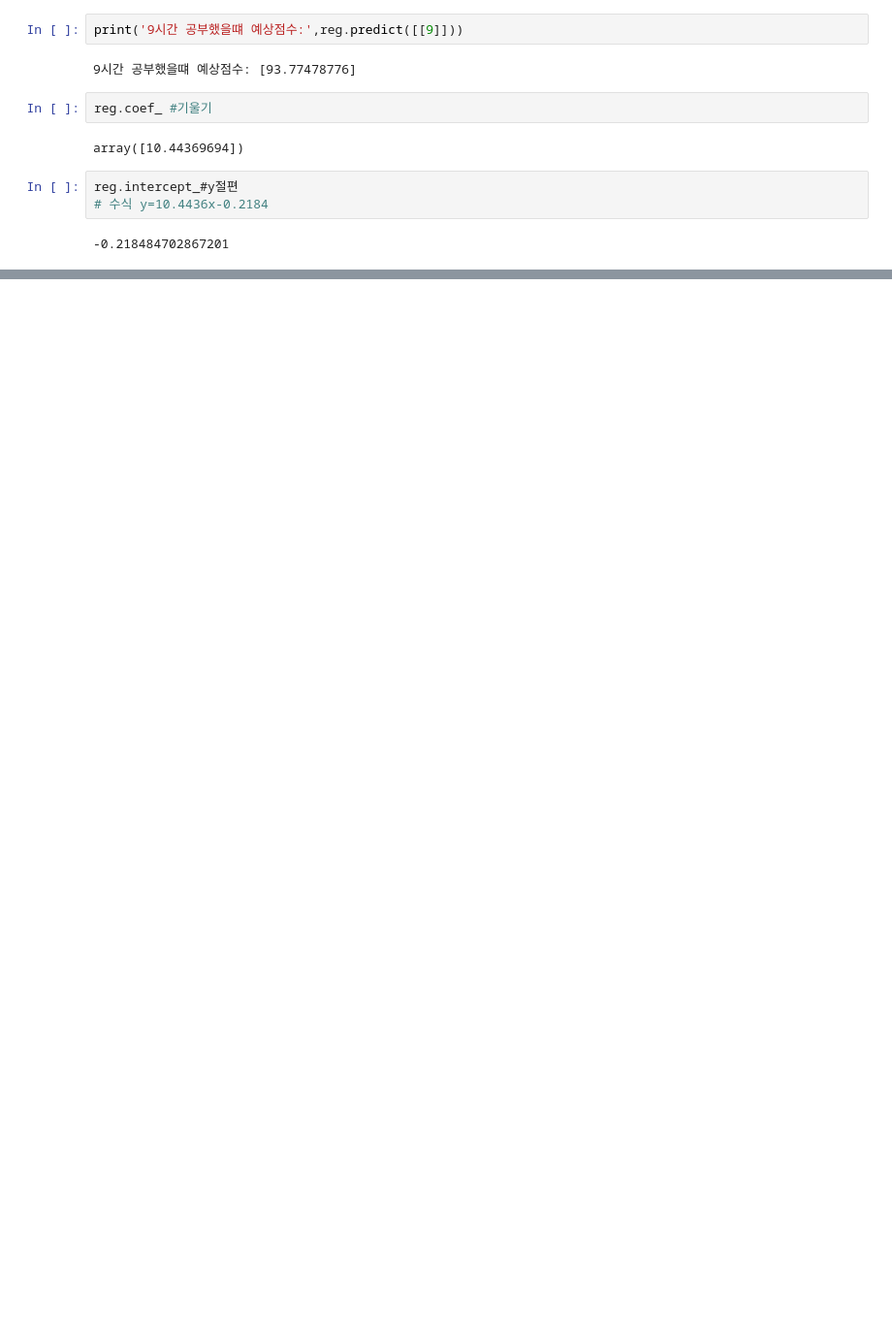
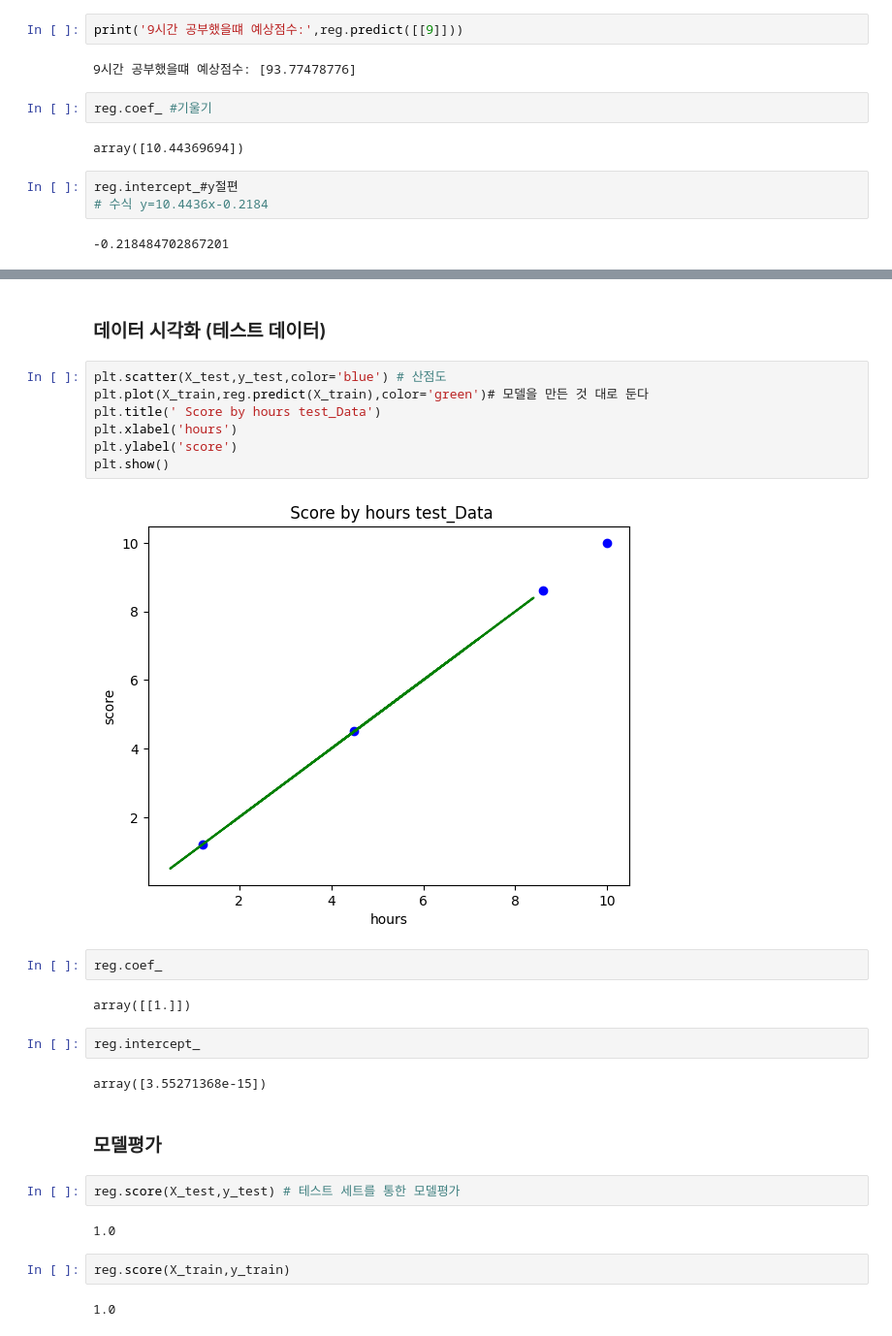
Before and after one commit to zsert1/deeplearning, a Jupyter notebook: 머신러닝/ScikitLearn/01.Linear Regression.ipynb, the cells around one changed output, grey strips where cells are left out. Shown at 97% size. Saved outputs shown, nothing was run; the diff lists cells and outputs as text; blank space fills up the shorter version.

```diff
--- a/머신러닝/ScikitLearn/01.Linear Regression.ipynb
+++ b/머신러닝/ScikitLearn/01.Linear Regression.ipynb
@@ -81,0 +164,29 @@ reg.intercept_#y절편
+# %% [markdown]
+### 데이터 시각화 (테스트 데이터)
+# %%
+plt.scatter(X_test,y_test,color='blue') # 산점도
+plt.plot(X_train,reg.predict(X_train),color='green')# 모델을 만든 것 대로 둔다
+plt.title(' Score by hours test_Data')
+plt.xlabel('hours')
+plt.ylabel('score')
+plt.show()
+# %% [output]
+[figure, added]
+# %%
+reg.coef_
+# %% [output]
+array([[1.]])
+# %%
+reg.intercept_
+# %% [output]
+array([3.55271368e-15])
+# %% [markdown]
+### 모델평가
+# %%
+reg.score(X_test,y_test) # 테스트 세트를 통한 모델평가
+# %% [output]
+1.0
+# %%
+reg.score(X_train,y_train)
+# %% [output]
+1.0
```
Also changed, not shown: parts of 12 cells of this notebook.
